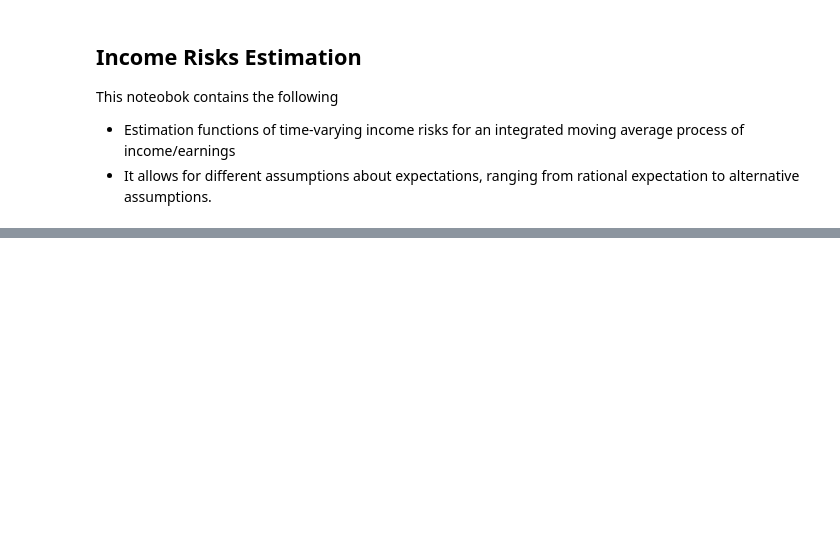
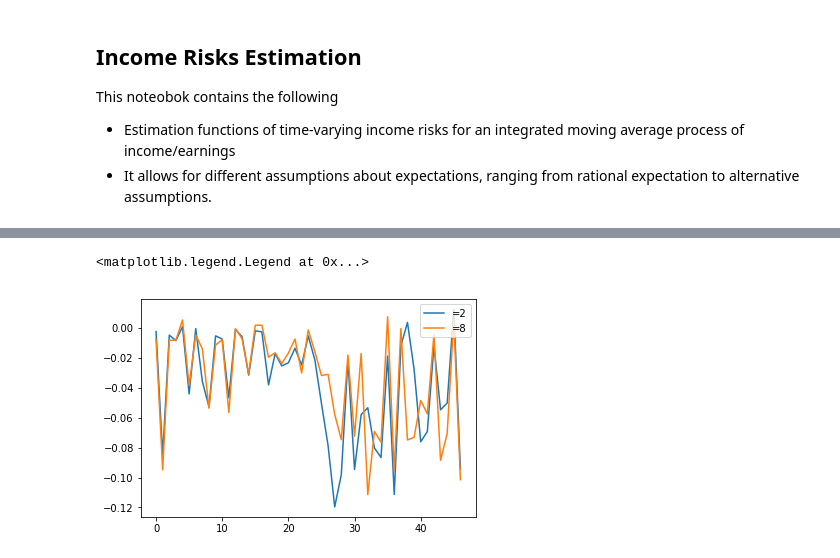
Before and after one commit to iworld1991/IncExpProject, a Jupyter notebook: WorkingFolder/PythonCode/IncomeRisksEst.ipynb, the cells around one changed output, grey strips where cells are left out. Saved outputs shown, nothing was run; the diff lists cells and outputs as text; code cells hidden in the pictures; blank space fills up the shorter version.

```diff
--- a/WorkingFolder/PythonCode/IncomeRisksEst.ipynb
+++ b/WorkingFolder/PythonCode/IncomeRisksEst.ipynb
@@ -244,0 +306,14 @@ KeyError: 0
+# %%
+## difference times degree of time aggregation leads to different autocorrelation
+for ns in np.array([2,8]):
+    an_instance = cp.deepcopy(dt)
+    series = an_instance.SimulateSeries(n_sim =500)
+    agg_series = an_instance.TimeAggregate(n_periods = ns)
+    agg_series_moms = an_instance.SimulateMomentsAgg()
+    var_sim = an_instance.AutocovarAgg(step=0)
+    var_b1 = an_instance.AutocovarAgg(step=-1)
+    plt.plot(var_b1,label=r'={}'.format(ns))
+plt.legend(loc=1)
+# %% [output]
+<matplotlib.legend.Legend at 0x...>
+[figure, added]
```
Also changed, not shown: parts of 7 cells of this notebook, 2 other files.
